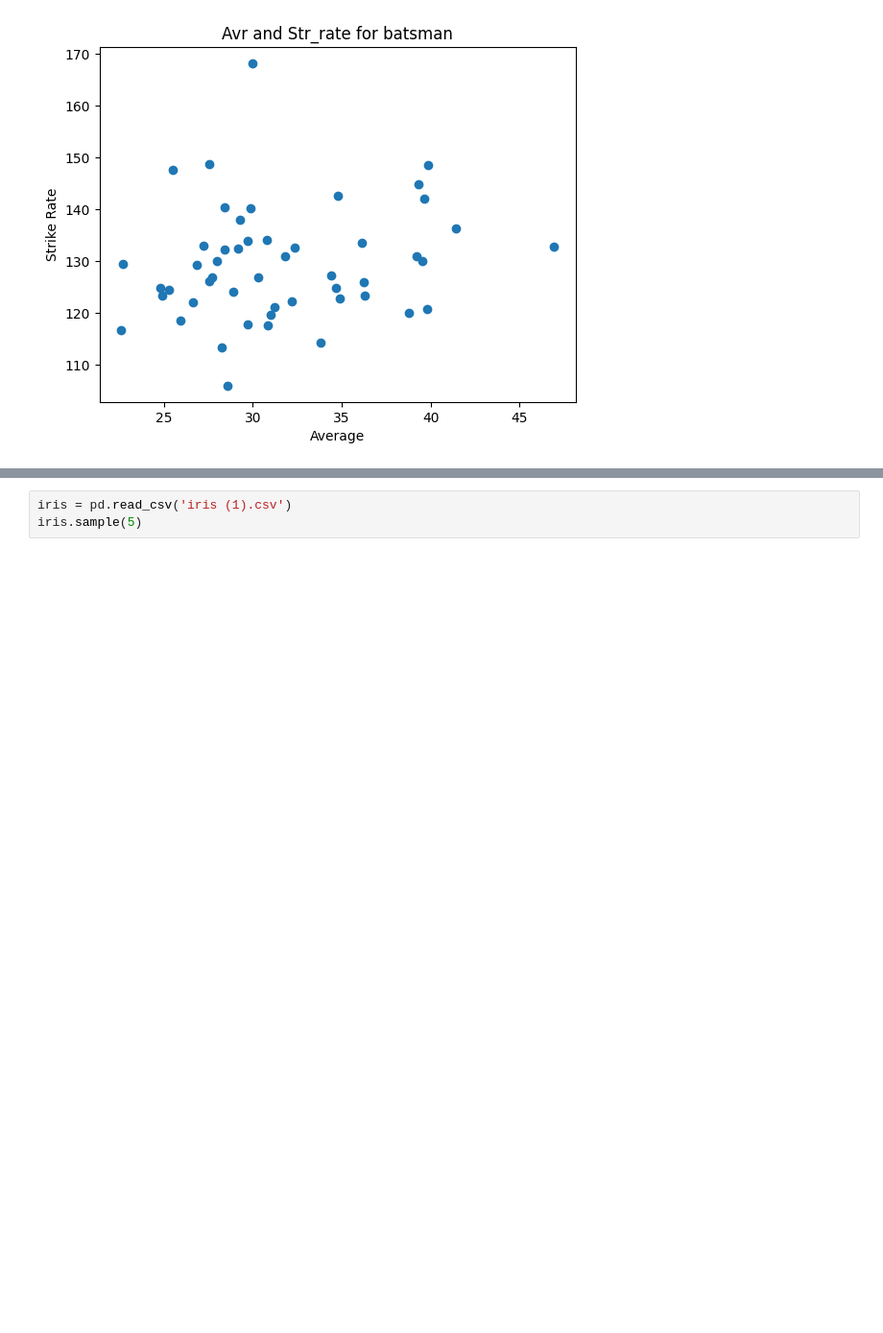
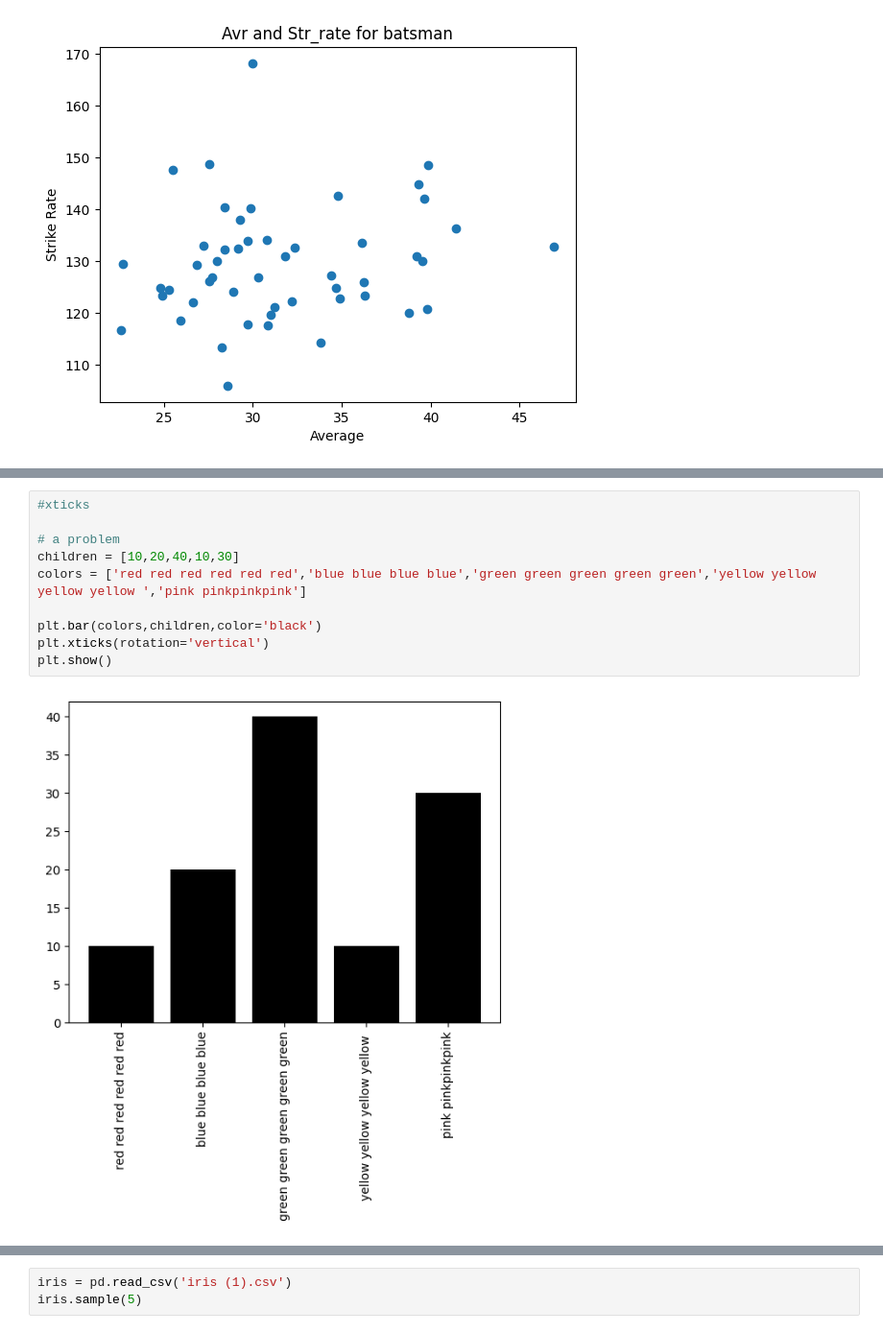
Before and after one commit to RiyazRizvi/Matplotlib, a Jupyter notebook: file.ipynb, the cells around one changed output, grey strips where cells are left out. Shown: that part at 96% size. Cells and saved outputs as stored; diff of their text form; blank space fills up the shorter version.

```diff
--- a/file.ipynb
+++ b/file.ipynb
@@ -166,0 +208,12 @@ Text(0, 0.5, 'Strike Rate')
+# %%
+#xticks
+
+# a problem
+children = [10,20,40,10,30]
+colors = ['red red red red red red','blue blue blue blue','green green green green green','yellow yellow yellow yellow ','pink pinkpinkpink']
+
+plt.bar(colors,children,color='black')
+plt.xticks(rotation='vertical')
+plt.show()
+# %% [output]
+[figure, added]
```
Also changed, not shown: parts of 8 cells of this notebook.
